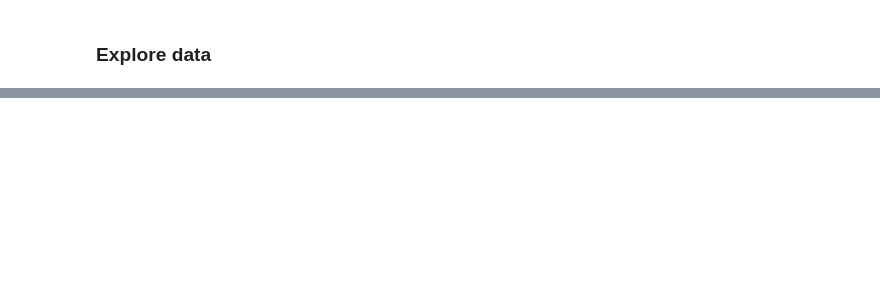
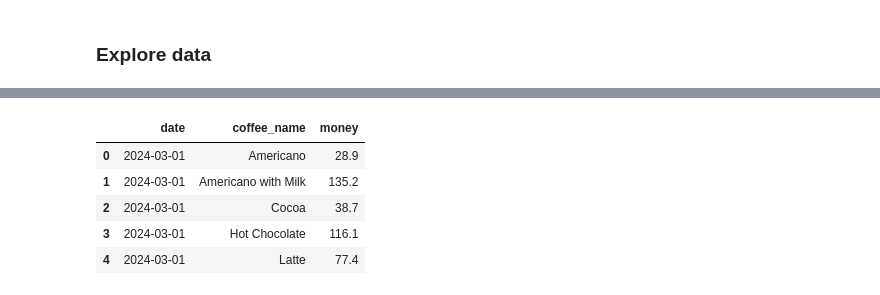
Before and after one commit to AriesDjae/Coffee-sales-forecasting, a Jupyter notebook: notebooks/processing.ipynb, the cells around one changed output, grey strips where cells are left out. Saved outputs shown, nothing was run; the diff lists cells and outputs as text; code cells hidden in the pictures; blank space fills up the shorter version.

Commit message:
segment

```diff
--- a/notebooks/processing.ipynb
+++ b/notebooks/processing.ipynb
@@ -147,0 +169,20 @@ Apakah perubahan metode pembayaran memengaruhi proyeksi pendapatan?
+# %%
+df_segment = (
+    df_fc
+    .groupby([
+        df_fc['datetime'].dt.date,
+        'coffee_name'
+    ])['money']
+    .sum()
+    .reset_index()
+)
+
+df_segment.columns = ['date', 'coffee_name', 'money']
+df_segment.head()
+# %% [output]
+|  | date | coffee_name | money |
+| 0 | 2024-03-01 | Americano | 28.9 |
+| 1 | 2024-03-01 | Americano with Milk | 135.2 |
+| 2 | 2024-03-01 | Cocoa | 38.7 |
+| 3 | 2024-03-01 | Hot Chocolate | 116.1 |
+| 4 | 2024-03-01 | Latte | 77.4 |
```
Also changed, not shown: parts of 9 cells of this notebook, 1 other file.
